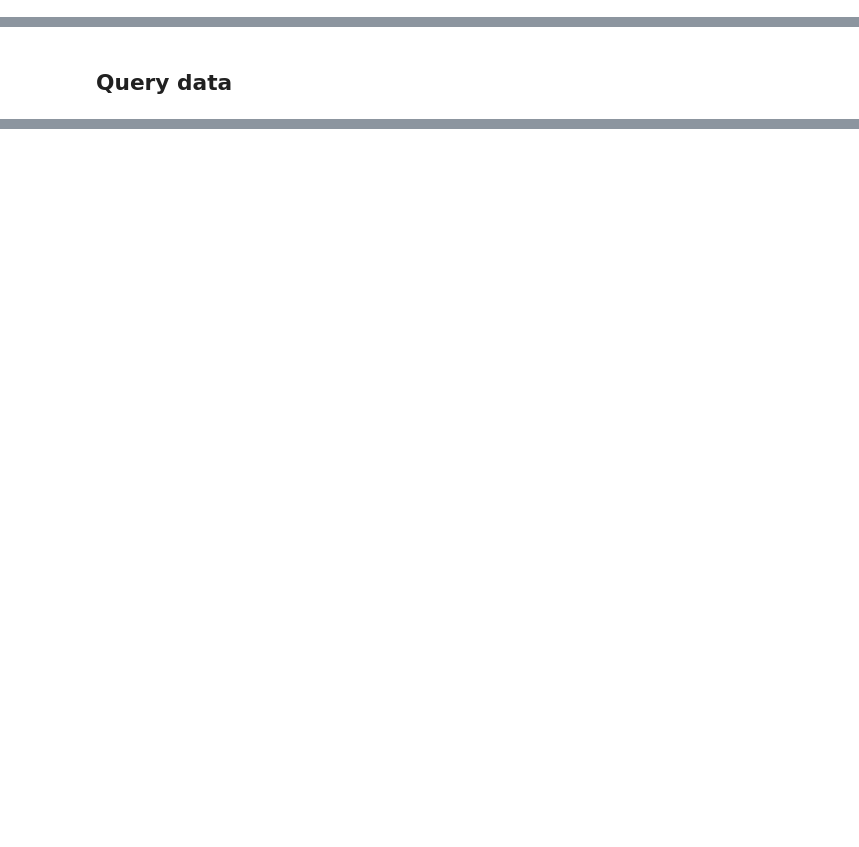
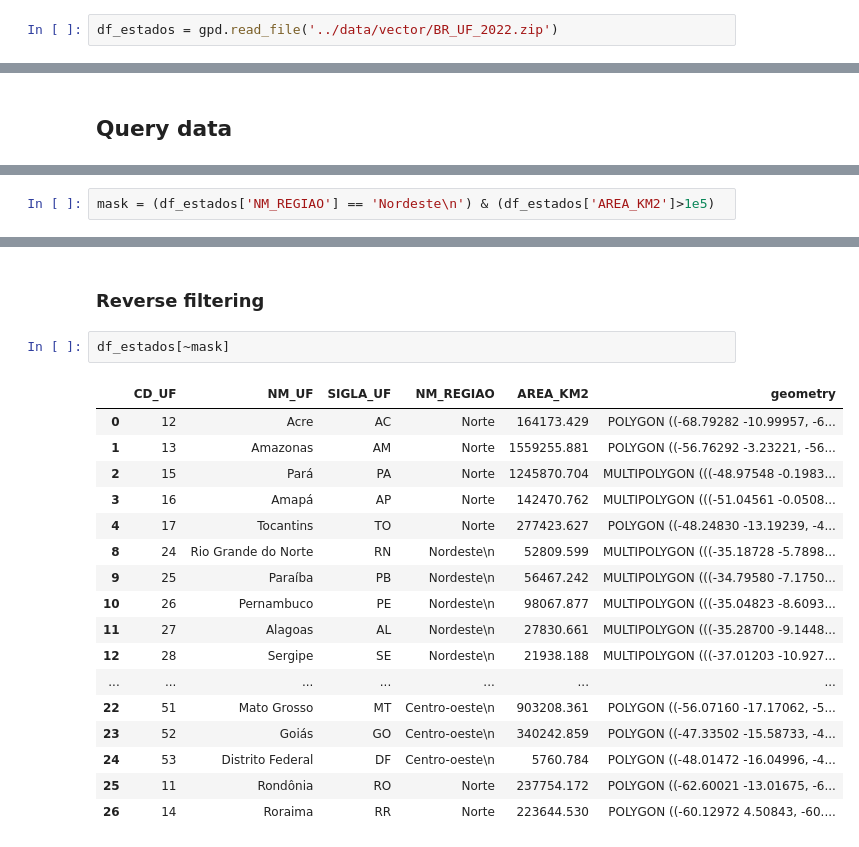
Before and after one commit to LPontes/Python-for-Geospatial-Analysis, a Jupyter notebook: tutorials/1.1 - Vector - Geopandas intro.ipynb, the cells around one changed output, grey strips where cells are left out. Drawn from its saved outputs; the diff is of its cells as text; blank space fills up the shorter version.

```diff
--- a/tutorials/1.1 - Vector - Geopandas intro.ipynb
+++ b/tutorials/1.1 - Vector - Geopandas intro.ipynb
@@ -16,0 +29,2 @@ import geodatasets
+# %%
+df_estados = gpd.read_file('../data/vector/BR_UF_2022.zip')
@@ -50,0 +221,2 @@ df = gpd.read_postgis(sql, con)
+# %%
+mask = (df_estados['NM_REGIAO'] == 'Nordeste\n') & (df_estados['AREA_KM2']>1e5)
@@ -50,0 +231,22 @@ df = gpd.read_postgis(sql, con)
+# %% [markdown]
+### Reverse filtering
+# %%
+df_estados[~mask]
+# %% [output]
+|  | CD_UF | NM_UF | SIGLA_UF | NM_REGIAO | AREA_KM2 | geometry |
+| 0 | 12 | Acre | AC | Norte | 164173.429 | POLYGON ((-68.79282 -10.99957, -6... |
+| 1 | 13 | Amazonas | AM | Norte | 1559255.881 | POLYGON ((-56.76292 -3.23221, -56... |
+| 2 | 15 | Pará | PA | Norte | 1245870.704 | MULTIPOLYGON (((-48.97548 -0.1983... |
+| 3 | 16 | Amapá | AP | Norte | 142470.762 | MULTIPOLYGON (((-51.04561 -0.0508... |
+| 4 | 17 | Tocantins | TO | Norte | 277423.627 | POLYGON ((-48.24830 -13.19239, -4... |
+| 8 | 24 | Rio Grande do Norte | RN | Nordeste\n | 52809.599 | MULTIPOLYGON (((-35.18728 -5.7898... |
+| 9 | 25 | Paraíba | PB | Nordeste\n | 56467.242 | MULTIPOLYGON (((-34.79580 -7.1750... |
+| 10 | 26 | Pernambuco | PE | Nordeste\n | 98067.877 | MULTIPOLYGON (((-35.04823 -8.6093... |
+| 11 | 27 | Alagoas | AL | Nordeste\n | 27830.661 | MULTIPOLYGON (((-35.28700 -9.1448... |
+| 12 | 28 | Sergipe | SE | Nordeste\n | 21938.188 | MULTIPOLYGON (((-37.01203 -10.927... |
+| ... | ... | ... | ... | ... | ... | ... |
+| 22 | 51 | Mato Grosso | MT | Centro-oeste\n | 903208.361 | POLYGON ((-56.07160 -17.17062, -5... |
+| 23 | 52 | Goiás | GO | Centro-oeste\n | 340242.859 | POLYGON ((-47.33502 -15.58733, -4... |
+| 24 | 53 | Distrito Federal | DF | Centro-oeste\n | 5760.784 | POLYGON ((-48.01472 -16.04996, -4... |
+| 25 | 11 | Rondônia | RO | Norte | 237754.172 | POLYGON ((-62.60021 -13.01675, -6... |
+| 26 | 14 | Roraima | RR | Norte | 223644.530 | POLYGON ((-60.12972 4.50843, -60.... |
```
Also changed, not shown: parts of 43 cells of this notebook.
